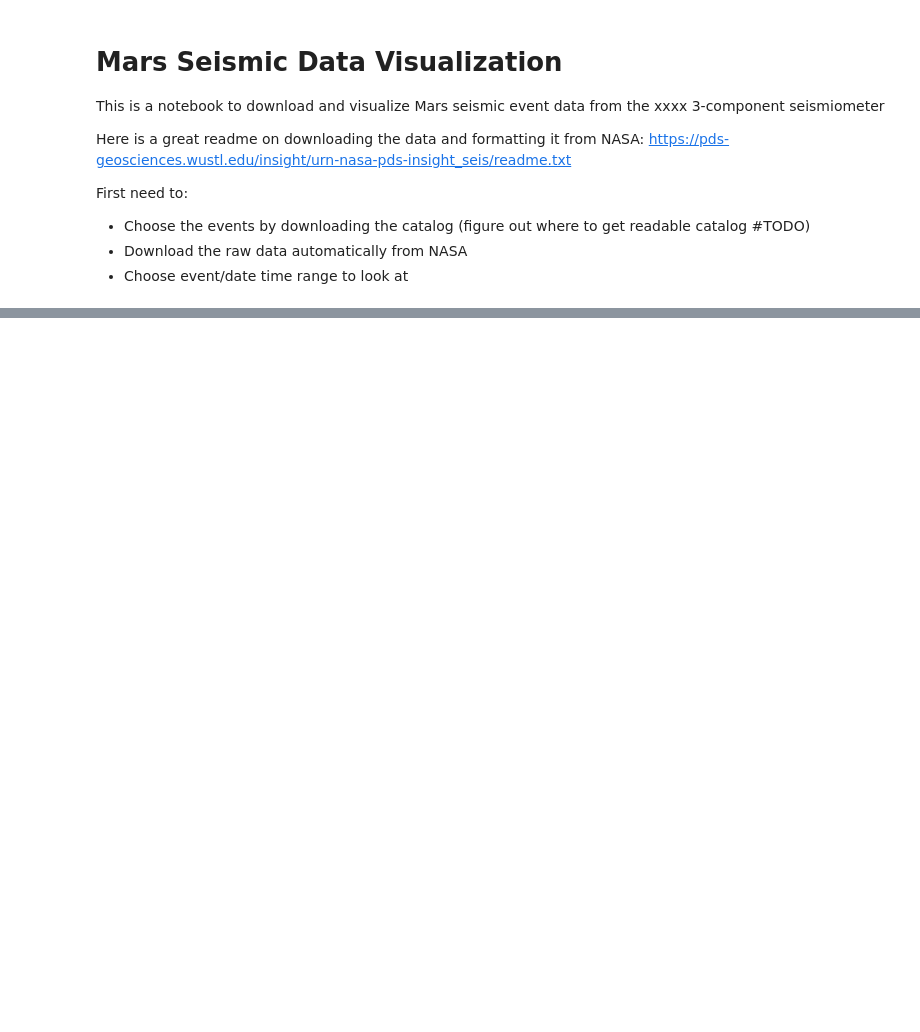
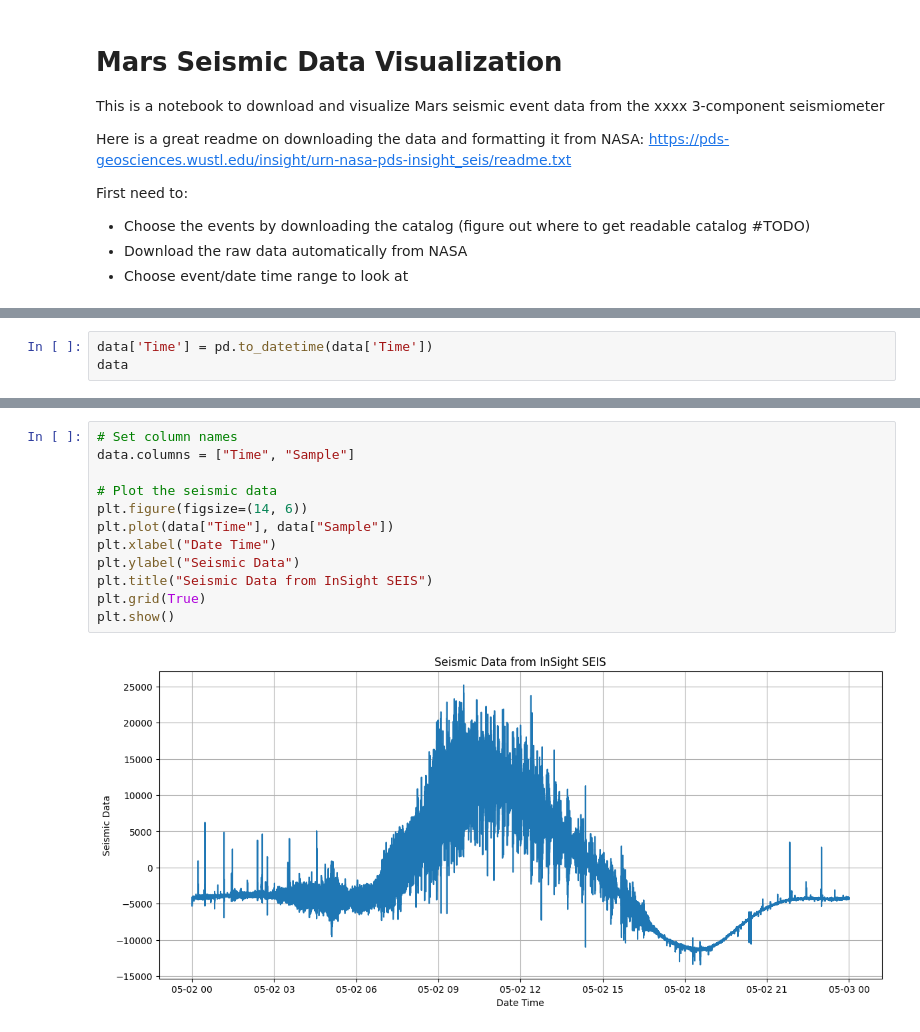
Before and after one commit to antineutrino2/marsquake, a Jupyter notebook: Marsquake Example.ipynb, the cells around one changed output, grey strips where cells are left out. Drawn from its saved outputs; the diff is of its cells as text; blank space fills up the shorter version.

```diff
--- a/Marsquake Example.ipynb
+++ b/Marsquake Example.ipynb
@@ -60,0 +75,3 @@ else:
+# %%
+data['Time'] = pd.to_datetime(data['Time'])
+data
@@ -60,0 +92,14 @@ else:
+# %%
+# Set column names
+data.columns = ["Time", "Sample"]
+
+# Plot the seismic data
+plt.figure(figsize=(14, 6))
+plt.plot(data["Time"], data["Sample"])
+plt.xlabel("Date Time")
+plt.ylabel("Seismic Data")
+plt.title("Seismic Data from InSight SEIS")
+plt.grid(True)
+plt.show()
+# %% [output]
+[figure, added]
```
Also changed, not shown: parts of 2 cells of this notebook, 1 other file.
